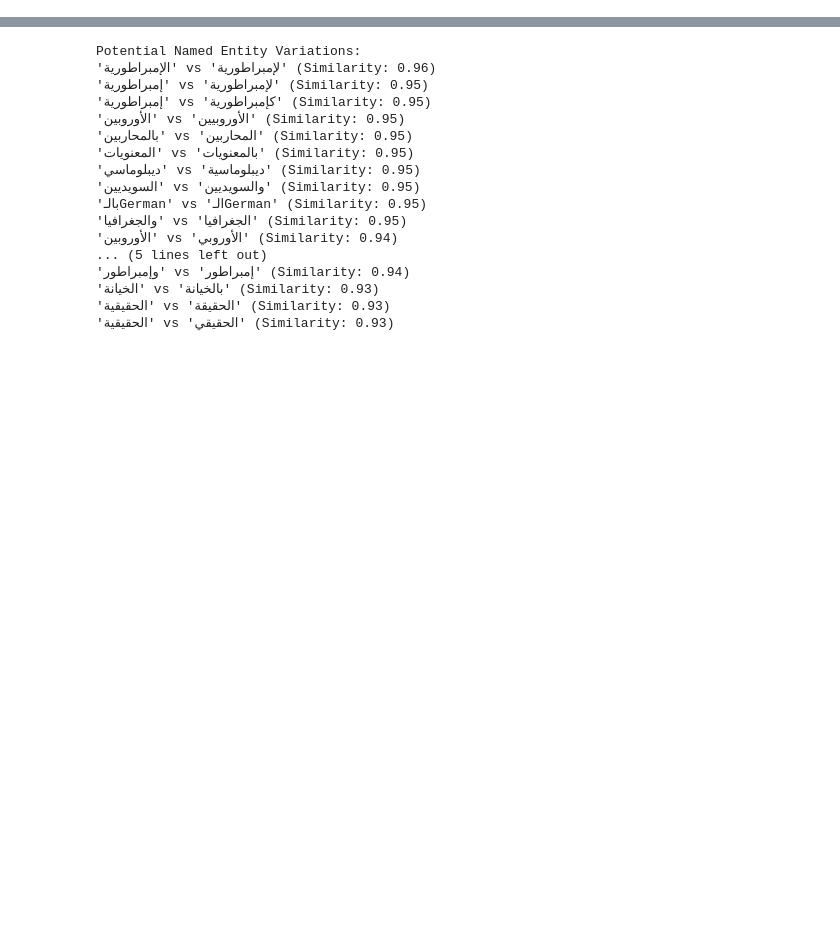
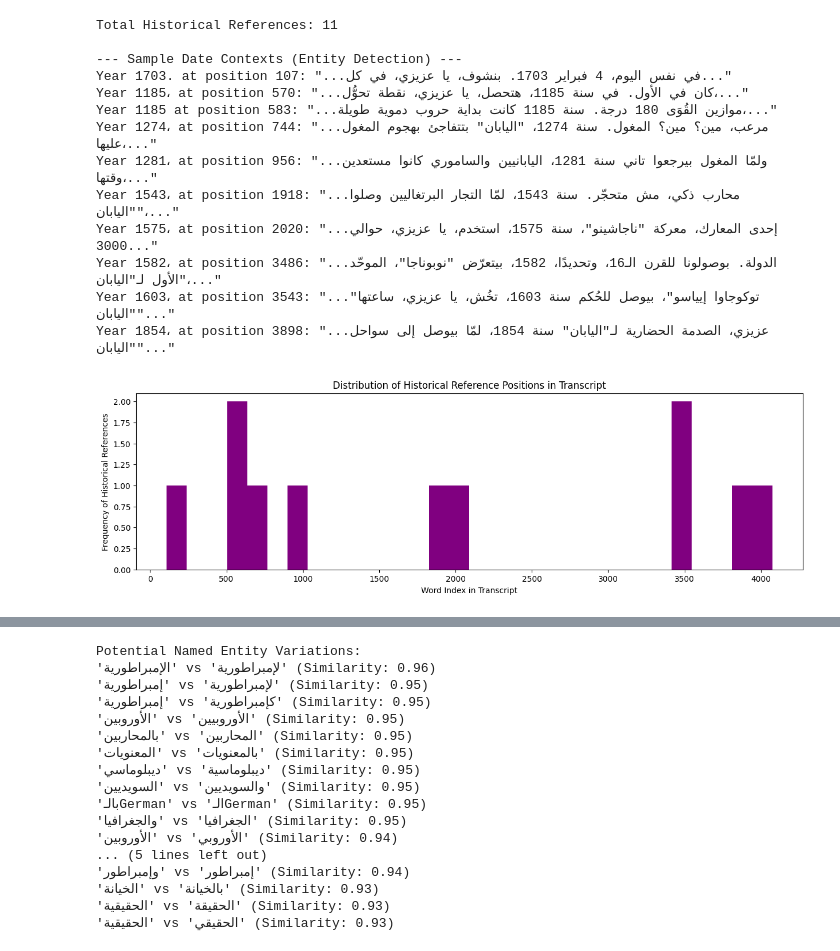
Before and after one commit to NourSaber0/Arabic-NLP-System, a Jupyter notebook: milestone1.ipynb, the cells around one changed output, grey strips where cells are left out. Drawn from its saved outputs; the diff is of its cells as text; code cells hidden in the pictures; blank space fills up the shorter version.

Commit message:
func to analyze entities and historical ref. anotheer fun to see clusters of topics

```diff
--- a/milestone1.ipynb
+++ b/milestone1.ipynb
@@ -155 +187,52 @@ plot_topic_flow(transcript_no_ts_lines)
+# %%
+
+def analyze_historical_clusters(lines, window=5):
+    text = " ".join(lines)
+    words = text.split()
+
+    date_contexts = []
+    # Find all years and their index in the word list
+    for i, word in enumerate(words):
+        if re.match(r'\b(1\d{3}|20\d{2})\b', word):
+            # Extract surrounding context
+            start = max(0, i - window)
+            end = min(len(words), i + window + 1)
+            context = " ".join(words[start:end])
+            date_contexts.append((word, i, context))
+
+    # Identify Clusters: Group dates by their position in the transcript
+    # (e.g., if many dates appear between word 500 and 1000)
+    positions = [item[1] for item in date_contexts]
+
+    print(f"Total Historical References: {len(date_contexts)}")
+    print("\n--- Sample Date Contexts (Entity Detection) ---")
+    for date, pos, ctx in date_contexts[:10]:
+        print(f"Year {date} at position {pos}: \"...{ctx}...\"")
+
+    return positions
+
+# Run the analysis
+date_positions = analyze_historical_clusters(transcript_no_ts_lines)
+# graph the positions to see if they cluster
+plt.figure(figsize=(15, 4))
+plt.hist(date_positions, bins=30, color='purple')
+plt.title('Distribution of Historical Reference Positions in Transcript')
+plt.xlabel('Word Index in Transcript')
+plt.ylabel('Frequency of Historical References')
+plt.show()
+# %% [output]
+Total Historical References: 11
+
+--- Sample Date Contexts (Entity Detection) ---
+Year 1703. at position 107: "...في نفس اليوم، 4 فبراير 1703. بنشوف، يا عزيزي، في كل..."
+Year 1185، at position 570: "...كان في الأول. في سنة 1185، هتحصل، يا عزيزي، نقطة تحوُّل،..."
+Year 1185 at position 583: "...موازين القُوَى 180 درجة. سنة 1185 كانت بداية حروب دموية طويلة،..."
+Year 1274، at position 744: "...مرعب، مين؟ مين؟ المغول. سنة 1274، "اليابان" بتتفاجئ بهجوم المغول عليها،..."
+Year 1281، at position 956: "...ولمّا المغول بيرجعوا تاني سنة 1281، اليابانيين والساموري كانوا مستعدين وقتها،..."
+Year 1543، at position 1918: "...محارب ذكي، مش متحجّر. سنة 1543، لمّا التجار البرتغاليين وصلوا "اليابان"،..."
+Year 1575، at position 2020: "...إحدى المعارك، معركة "ناجاشينو"، سنة 1575، استخدم، يا عزيزي، حوالي 3000..."
+Year 1582، at position 3486: "...الدولة. بوصولونا للقرن الـ16، وتحديدًا، 1582، بيتعرّض "نوبوناجا"، الموحّد الأول لـ"اليابان"،..."
+Year 1603، at position 3543: "..."توكوجاوا إيياسو"، بيوصل للحُكم سنة 1603، تخُش، يا عزيزي، ساعتها "اليابان"..."
+Year 1854، at position 3898: "...عزيزي، الصدمة الحضارية لـ"اليابان" سنة 1854، لمّا بيوصل إلى سواحل "اليابان"..."
+[figure, added]
 # %%
```
Also changed, not shown: parts of 8 cells of this notebook.
